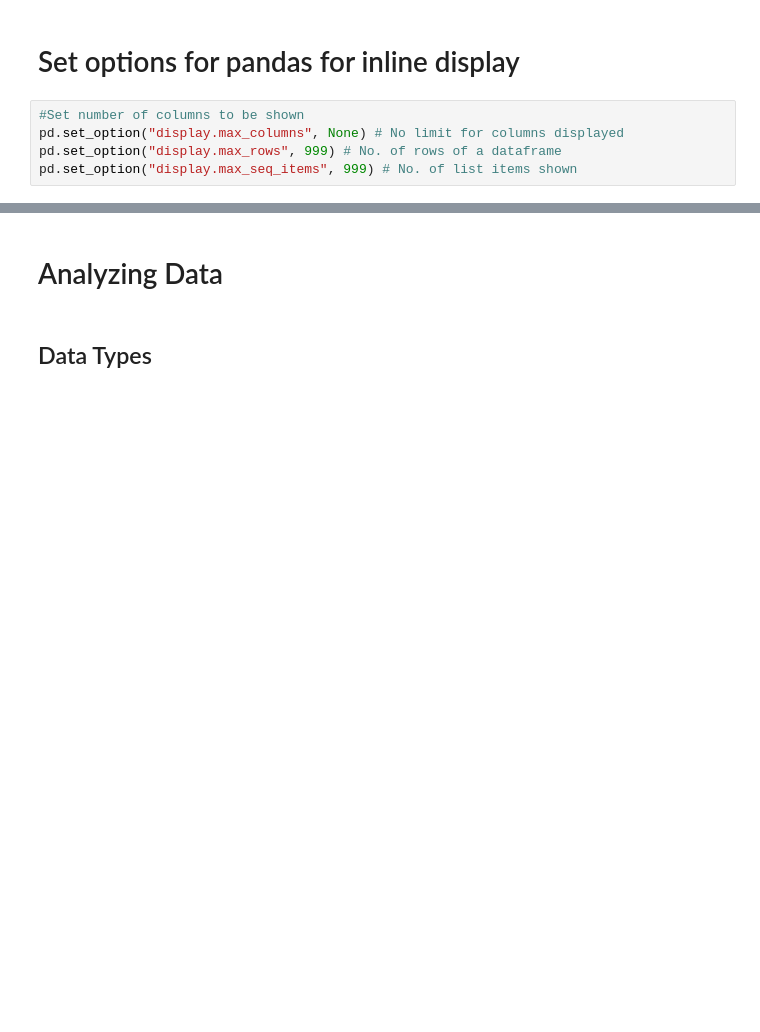
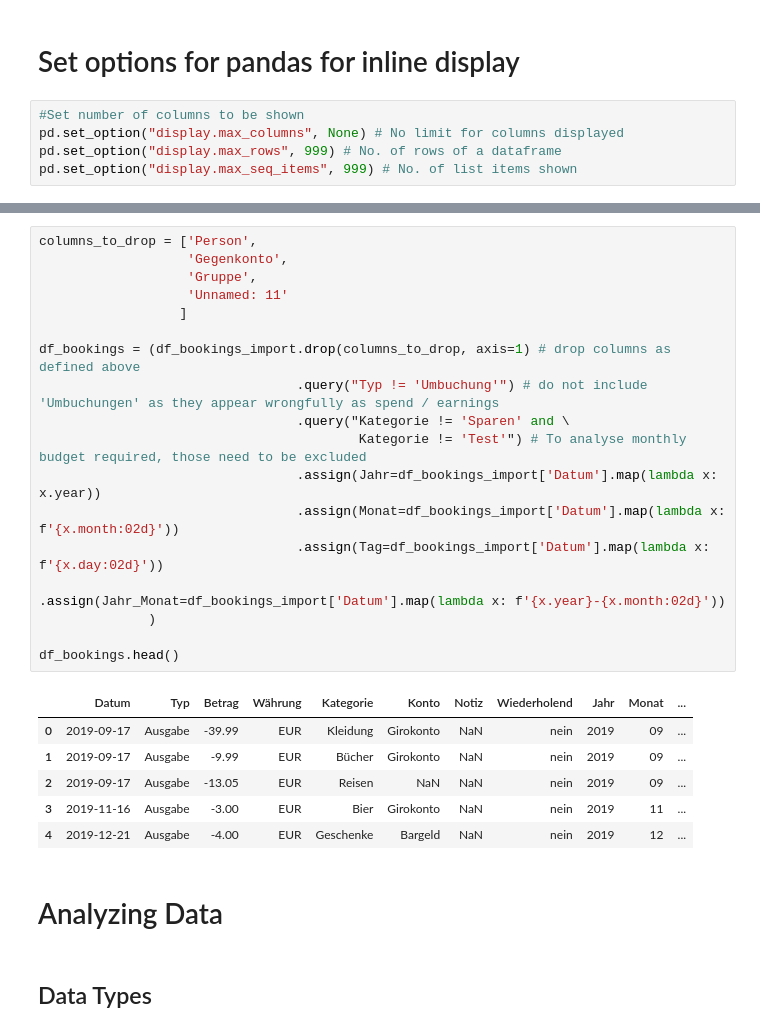
Before and after one commit to omoell/Knowledge-Management, a Jupyter notebook: Pandas.ipynb, the cells around one changed output, grey strips where cells are left out. Saved outputs shown, nothing was run; the diff lists cells and outputs as text; blank space fills up the shorter version.

```diff
--- a/Pandas.ipynb
+++ b/Pandas.ipynb
@@ -14,3 +39,28 @@ pd.set_option("display.max_seq_items", 999) # No. of list items shown
+# %%
+columns_to_drop = ['Person',
+                   'Gegenkonto',
+                   'Gruppe',
+                   'Unnamed: 11'
+                  ]
+
+df_bookings = (df_bookings_import.drop(columns_to_drop, axis=1) # drop columns as defined above
+                                 .query("Typ != 'Umbuchung'") # do not include 'Umbuchungen' as they appear wrongfully as spend / earnings
+                                 .query("Kategorie != 'Sparen' and \
+                                         Kategorie != 'Test'") # To analyse monthly budget required, those need to be excluded
+                                 .assign(Jahr=df_bookings_import['Datum'].map(lambda x: x.year))
+                                 .assign(Monat=df_bookings_import['Datum'].map(lambda x: f'{x.month:02d}'))
+                                 .assign(Tag=df_bookings_import['Datum'].map(lambda x: f'{x.day:02d}'))
+                                 .assign(Jahr_Monat=df_bookings_import['Datum'].map(lambda x: f'{x.year}-{x.month:02d}'))
+              )
+
+df_bookings.head()
+# %% [output]
+|  | Datum | Typ | Betrag | Währung | Kategorie | Konto | Notiz | Wiederholend | Jahr | Monat | ... |
+| 0 | 2019-09-17 | Ausgabe | -39.99 | EUR | Kleidung | Girokonto | NaN | nein | 2019 | 09 | ... |
+| 1 | 2019-09-17 | Ausgabe | -9.99 | EUR | Bücher | Girokonto | NaN | nein | 2019 | 09 | ... |
+| 2 | 2019-09-17 | Ausgabe | -13.05 | EUR | Reisen | NaN | NaN | nein | 2019 | 09 | ... |
+| 3 | 2019-11-16 | Ausgabe | -3.00 | EUR | Bier | Girokonto | NaN | nein | 2019 | 11 | ... |
+| 4 | 2019-12-21 | Ausgabe | -4.00 | EUR | Geschenke | Bargeld | NaN | nein | 2019 | 12 | ... |
 # %% [markdown]
 # Analyzing Data
 # %% [markdown]
```
Also changed, not shown: parts of 3 cells of this notebook, 1 other file.
